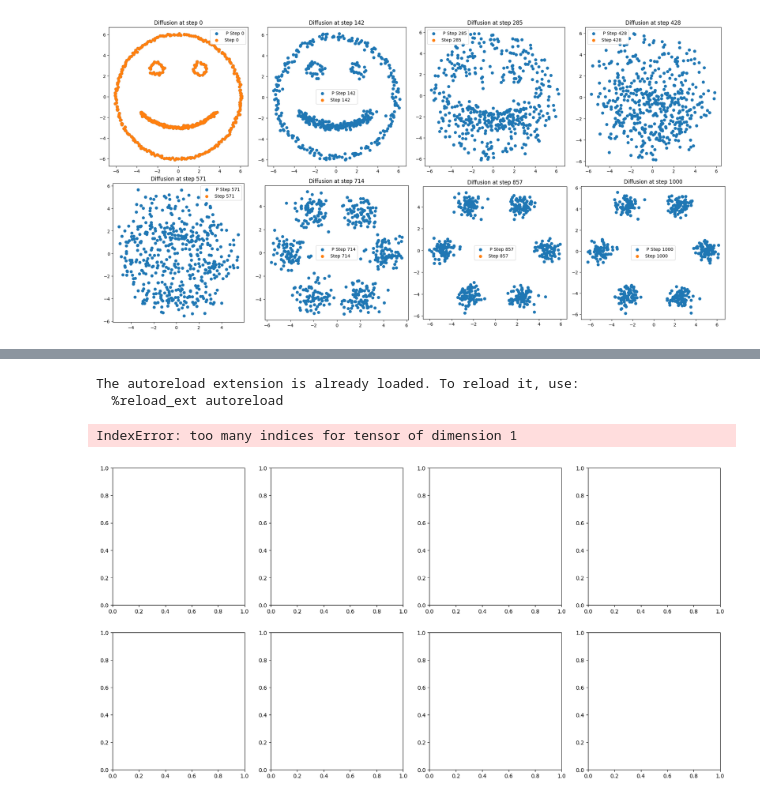
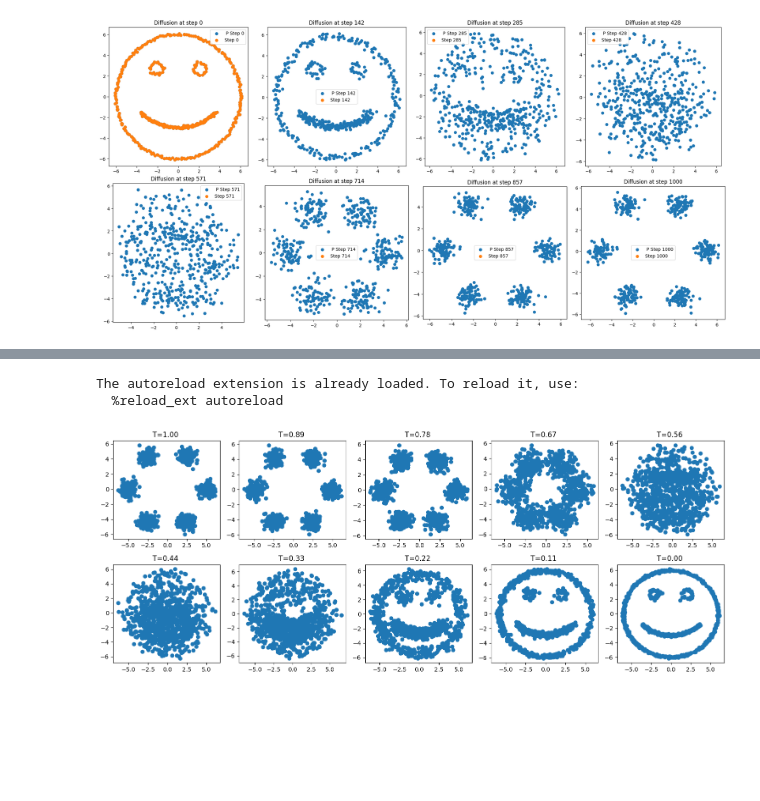
Before and after one commit to Stephen-Robbins/Score_Based_Diffusion, a Jupyter notebook: example_notebooks/Example_2d_bridge.ipynb, the cells around one changed output, grey strips where cells are left out. Drawn from its saved outputs; the diff is of its cells as text; code cells hidden in the pictures; blank space fills up the shorter version.

```diff
--- a/example_notebooks/Example_2d_bridge.ipynb
+++ b/example_notebooks/Example_2d_bridge.ipynb
@@ -72,12 +72,53 @@ Epoch: 6000 and Loss: 1.5873429775238037
 ... (19 outputs left out)
-# %%
-%load_ext autoreload
-%autoreload 2
-from diffusion import BridgeDiffusionVPSDE
-sde = BridgeDiffusionVPSDE(generate_mixture_gaussians,  bmin=.1, bmax=1)
-sde.plot_backward_diffusion(score_net)
-# %% [output]
-The autoreload extension is already loaded. To reload it, use:
-  %reload_ext autoreload
-IndexError: too many indices for tensor of dimension 1
-[figure, removed]
+# %%
+%load_ext autoreload
+%autoreload 2
+from diffusion import BridgeDiffusionVPSDE
+import matplotlib.pyplot as plt
+
+import math
+
+def plot_x_snapshots(x_snapshots, labels=None):
+    if not x_snapshots:
+        print("No data to plot.")
+        return
+
+    num_plots = len(x_snapshots)
+    n=9
+    plot_intervals=[i / n for i in range(num_plots + 1)]
+    num_cols = 5  # You can adjust this number based on your preference
+    num_rows = math.ceil(num_plots / num_cols)
+
+    fig, axes = plt.subplots(num_rows, num_cols, figsize=(num_cols * 3, num_rows * 3), squeeze=False)
+
+    for i, snapshot in enumerate(x_snapshots):
+        row = i // num_cols
+        col = i % num_cols
+        ax = axes[row, col]
+        ax.scatter(snapshot[:, 0], snapshot[:, 1])
+
+
+        ax.set_title(f"T={(1-plot_intervals[i]):.2f} " )
+
+
+
+    # Hide any unused subplots
+    for j in range(i+1, num_rows*num_cols):
+        axes.flat[j].set_visible(False)
+
+    plt.tight_layout()
+    plt.show()
+
+sde = BridgeDiffusionVPSDE(generate_mixture_gaussians,  bmin=.1, bmax=1)
+n=9
+plot_intervals=[i / n for i in range(n + 1)]
+plot_steps = [int(ts * 1000) for ts in plot_intervals]
+plot_steps[-1]=plot_steps[-1]-1
+
+x_snapshots=sde.backward_diffusion1(score_net, plot_steps=plot_steps )
+
+plot_x_snapshots(x_snapshots, labels=None)
+# %% [output]
+The autoreload extension is already loaded. To reload it, use:
+  %reload_ext autoreload
+[figure, added]
```
Also changed, not shown: parts of 1 cell of this notebook, 4 other files.
